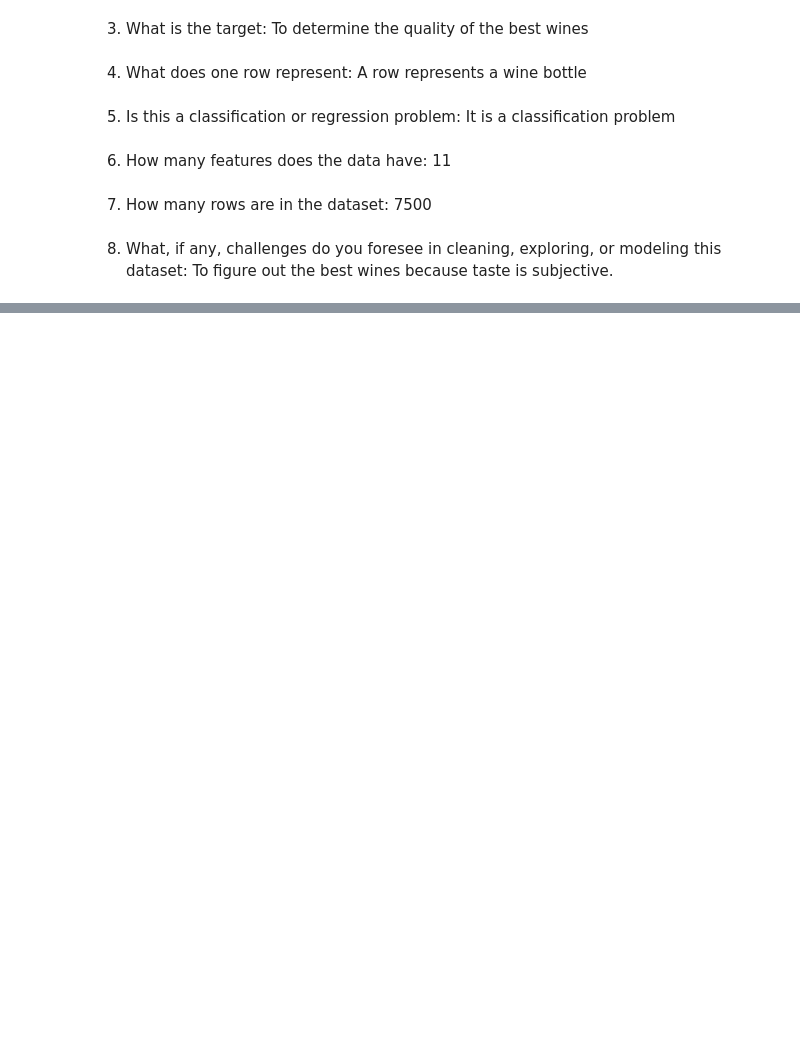
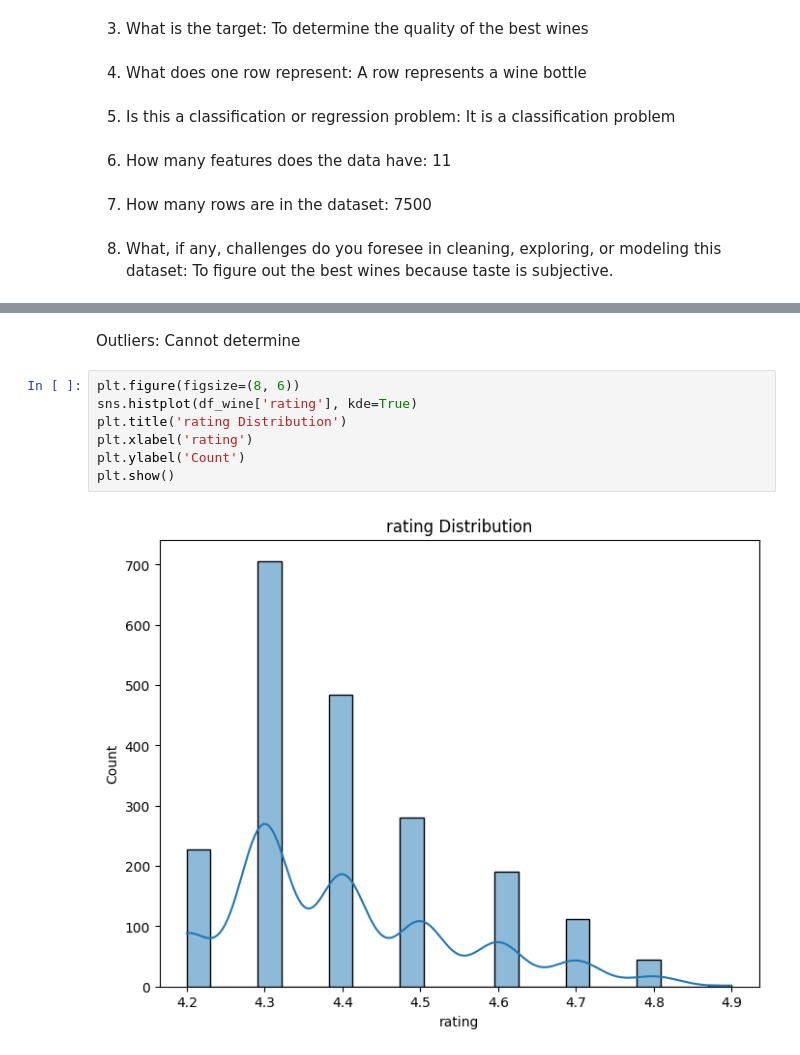
Before and after one commit to jrohn34/Cirrhosis_Classification, a Jupyter notebook: Project2.ipynb, the cells around one changed output, grey strips where cells are left out. Cells and saved outputs as stored; diff of their text form; blank space fills up the shorter version.

```diff
--- a/Project2.ipynb
+++ b/Project2.ipynb
@@ -110,0 +186,11 @@ The following data contains the information collected from the Mayo Clinic trial
+# %% [markdown]
+Outliers: Cannot determine
+# %%
+plt.figure(figsize=(8, 6))
+sns.histplot(df_wine['rating'], kde=True)
+plt.title('rating Distribution')
+plt.xlabel('rating')
+plt.ylabel('Count')
+plt.show()
+# %% [output]
+[figure, added]
```
Also changed, not shown: parts of 52 cells of this notebook.
